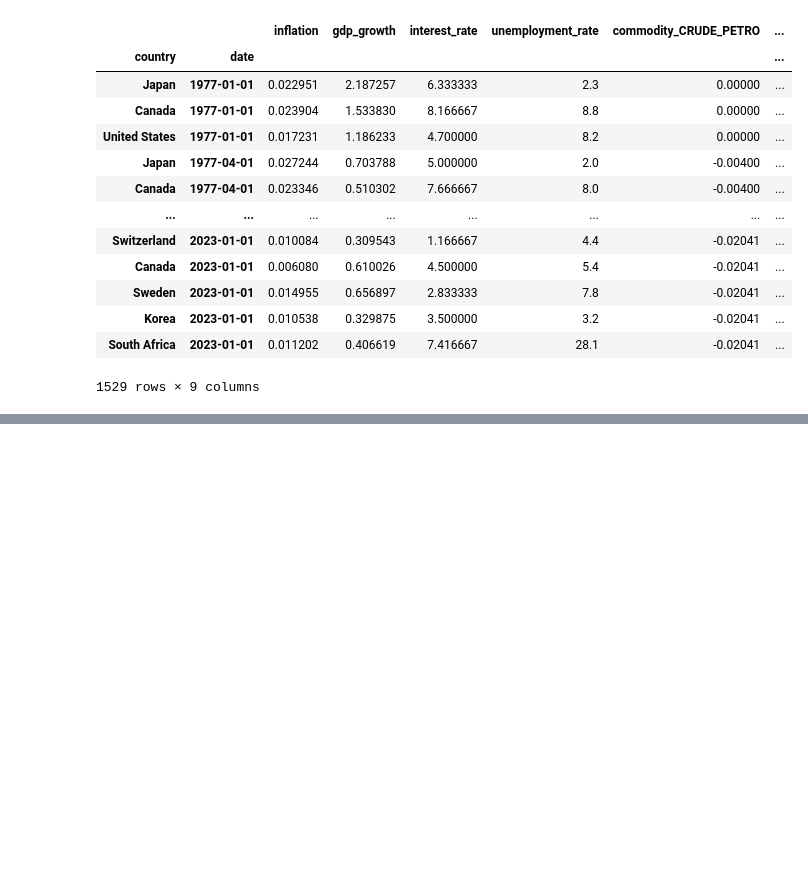
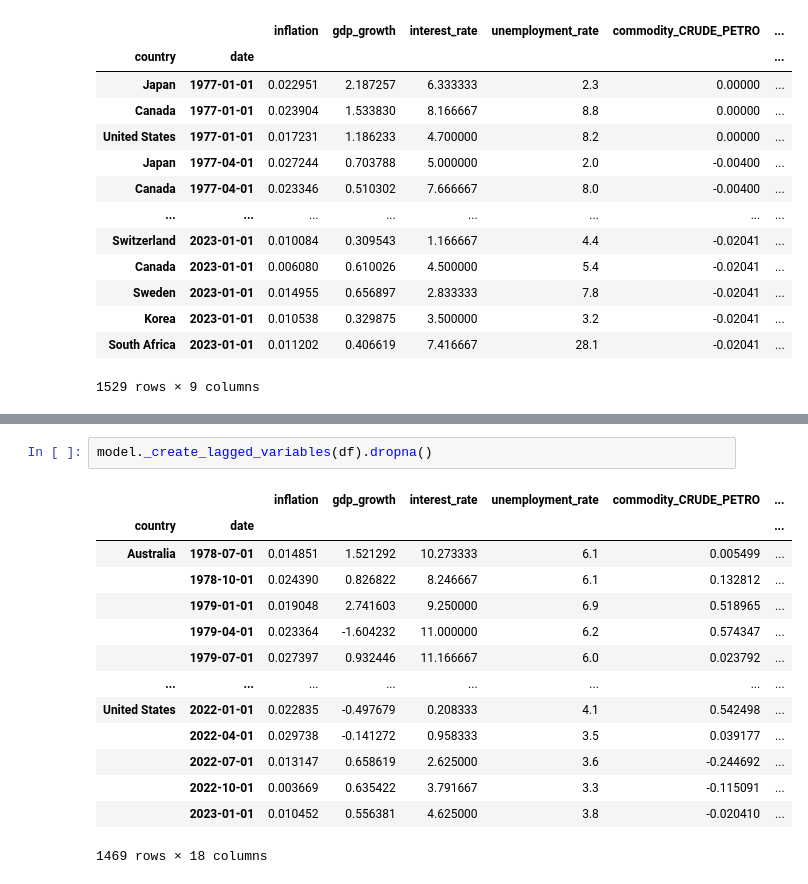
Before and after one commit to mvanaltvorst/seminar, a Jupyter notebook: notebooks/models/random_effects_model.ipynb, the cells around one changed output, grey strips where cells are left out. Cells and saved outputs as stored; diff of their text form; blank space fills up the shorter version.

```diff
--- a/notebooks/models/random_effects_model.ipynb
+++ b/notebooks/models/random_effects_model.ipynb
@@ -86,2 +81,19 @@ Transformation time = 0:00:00.285020
+# %%
+model._create_lagged_variables(df).dropna()
+# %% [output]
+|  |  | inflation | gdp_growth | interest_rate | unemployment_rate | commodity_CRUDE_PETRO | ... |
+| country | date |  |  |  |  |  | ... |
+| Australia | 1978-07-01 | 0.014851 | 1.521292 | 10.273333 | 6.1 | 0.005499 | ... |
+|  | 1978-10-01 | 0.024390 | 0.826822 | 8.246667 | 6.1 | 0.132812 | ... |
+|  | 1979-01-01 | 0.019048 | 2.741603 | 9.250000 | 6.9 | 0.518965 | ... |
+|  | 1979-04-01 | 0.023364 | -1.604232 | 11.000000 | 6.2 | 0.574347 | ... |
+|  | 1979-07-01 | 0.027397 | 0.932446 | 11.166667 | 6.0 | 0.023792 | ... |
+| ... | ... | ... | ... | ... | ... | ... | ... |
+| United States | 2022-01-01 | 0.022835 | -0.497679 | 0.208333 | 4.1 | 0.542498 | ... |
+|  | 2022-04-01 | 0.029738 | -0.141272 | 0.958333 | 3.5 | 0.039177 | ... |
+|  | 2022-07-01 | 0.013147 | 0.658619 | 2.625000 | 3.6 | -0.244692 | ... |
+|  | 2022-10-01 | 0.003669 | 0.635422 | 3.791667 | 3.3 | -0.115091 | ... |
+|  | 2023-01-01 | 0.010452 | 0.556381 | 4.625000 | 3.8 | -0.020410 | ... |
+1469 rows × 18 columns
 # %%
 import arviz as az
```
Also changed, not shown: parts of 6 cells of this notebook, 1 other file.
